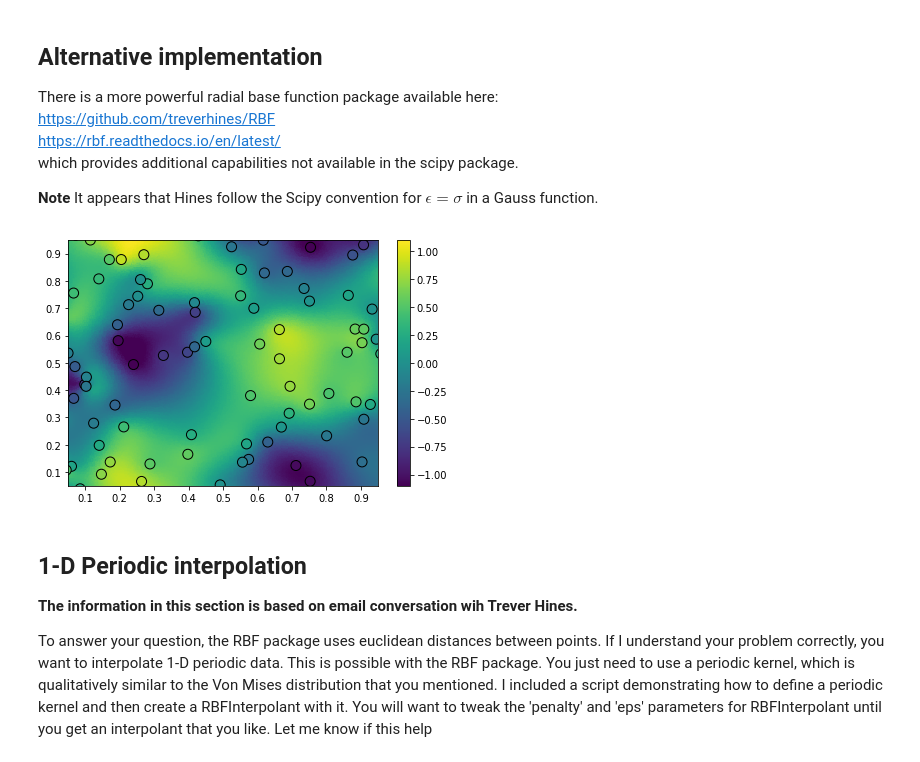
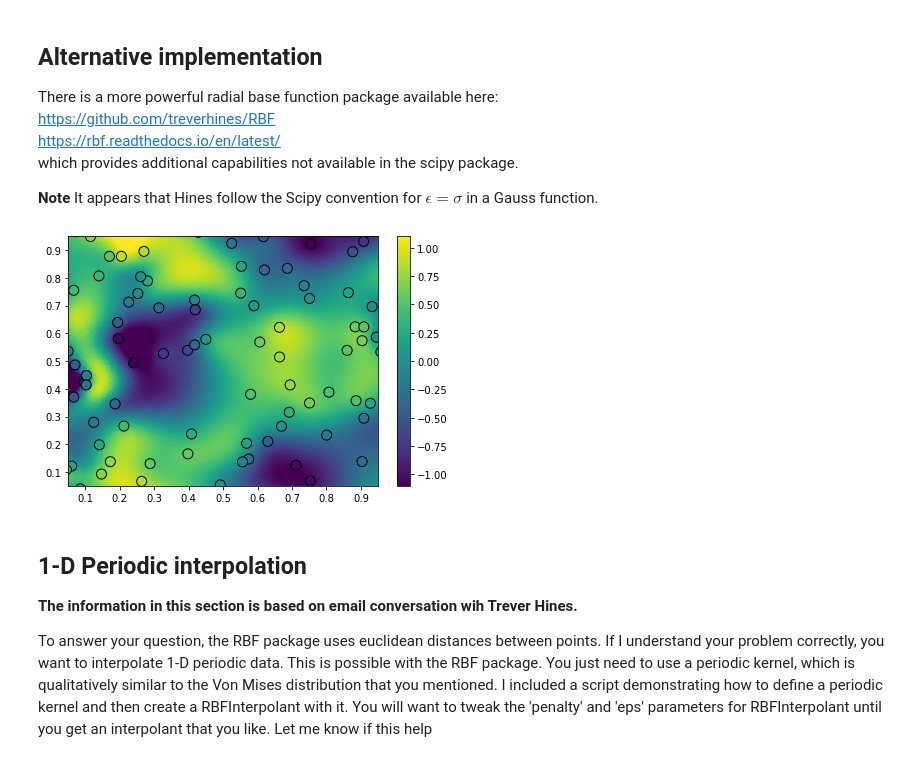
Before and after one commit to NelisW/PythonNotesToSelf, a Jupyter notebook: RBF-interpolation/RBF-Interpolation.ipynb, the cells around one changed output. Cells and saved outputs as stored; diff of their text form; code cells hidden in the pictures.

```diff
--- a/RBF-interpolation/RBF-Interpolation.ipynb
+++ b/RBF-interpolation/RBF-Interpolation.ipynb
@@ -357,35 +357,35 @@ In this example we generate synthetic scattered data with added noise
 and then fit it with a smoothed RBF interpolant. The interpolant in
 this example is equivalent to a thin plate spline.
 '''
 
 from rbf.interpolate import RBFInterpolant
 import rbf.basis
 
 np.random.seed(1)
 
 basis = rbf.basis.phs2
 order = 1
 
 x_obs = np.random.random((100,2)) # observation points
 u_obs = np.sin(2*np.pi*x_obs[:,0])*np.cos(2*np.pi*x_obs[:,1]) # signal
 u_obs += np.random.normal(0.0,0.2,100) # add noise to signal
-I = RBFInterpolant(x_obs,u_obs,basis=basis,order=order)
+I = RBFInterpolant(x_obs,u_obs,phi='phs3',order=order)
 vals = np.linspace(0,1,200)
 x_itp = np.reshape(np.meshgrid(vals,vals),(2,200*200)).T # interp points
 u_itp = I(x_itp) # evaluate the interpolant
 
 # plot the results
 plt.tripcolor(x_itp[:,0],x_itp[:,1],u_itp,vmin=-1.1,vmax=1.1,cmap='viridis')
 plt.scatter(x_obs[:,0],x_obs[:,1],s=100,c=u_obs,vmin=-1.1,vmax=1.1,
             cmap='viridis',edgecolor='k')
 plt.xlim((0.05,0.95))
 plt.ylim((0.05,0.95))
 plt.colorbar()
 plt.tight_layout()
 plt.savefig('RBFinterpolate.png')
 plt.show()
 # %% [output]
-[figure, old version]
+[figure, new version]
 # %% [markdown]
 ## 1-D Periodic interpolation
 
```
Also changed, not shown: parts of 13 cells of this notebook, 2 other files.
